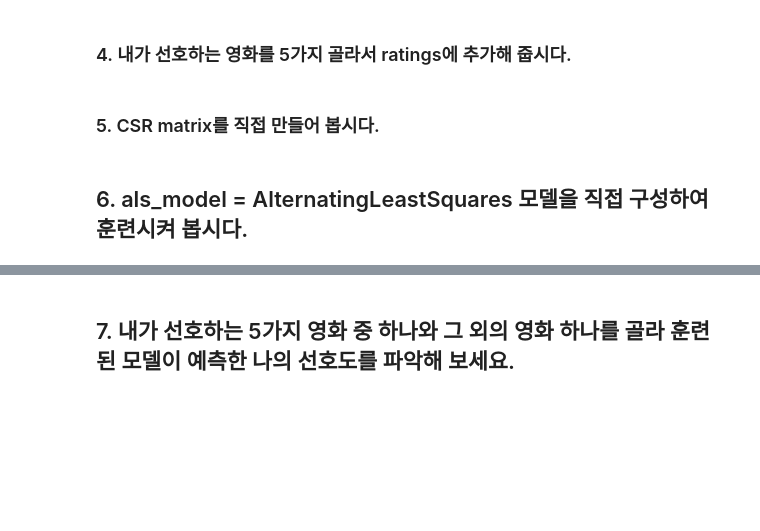
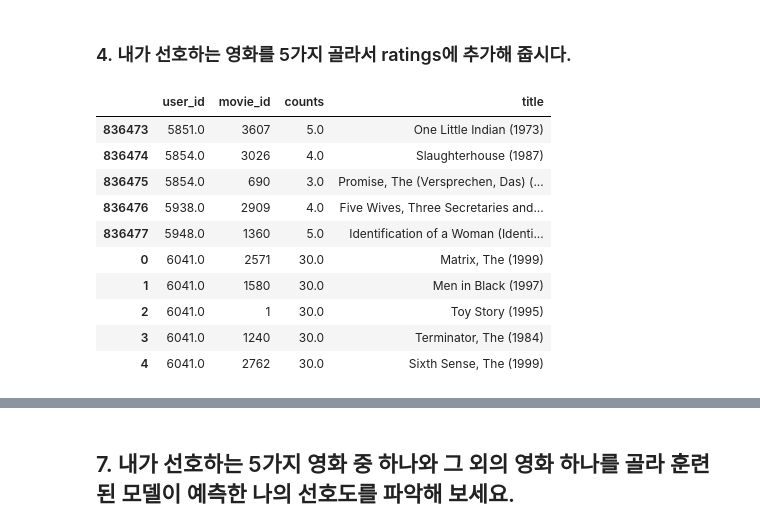
Before and after one commit to jx-dohwan/Aiffel_Exp_Project, a Jupyter notebook: [Exp_13]Movie_recommendations.ipynb, the cells around one changed output, grey strips where cells are left out. Saved outputs shown, nothing was run; the diff lists cells and outputs as text; code cells hidden in the pictures; blank space fills up the shorter version.

```diff
--- a/[Exp_13]Movie_recommendations.ipynb
+++ b/[Exp_13]Movie_recommendations.ipynb
@@ -206,4 +220,24 @@ if not data.isin({''})
-# %% [markdown]
-### 5. CSR matrix를 직접 만들어 봅시다.
-# %% [markdown]
-## 6. als_model = AlternatingLeastSquares 모델을 직접 구성하여 훈련시켜 봅시다.
+# %%
+# 영화 타이틀, user_id, counts, genre, movie_id필요
+my_favorite = ['Matrix, The (1999)' , 'Men in Black (1997)' ,'Toy Story (1995)' ,'Terminator, The (1984)' ,'Sixth Sense, The (1999)']
+my_movie_id = [2571, 1580, 1, 1240, 2762]
+
+my_playlist = pd.DataFrame({'user_id' : [6041] *5, 'movie_id' : my_movie_id, 'title': my_favorite, 'counts':[30]*5})
+
+
+if not movies_data.isin({'user_id':[6041]})['user_id'].any():  # user_id에 'zimin'이라는 데이터가 없다면
+    movies_data = movies_data.append(my_playlist)                           # 위에 임의로 만든 my_favorite 데이터를 추가해 줍니다.
+
+movies_data.tail(10)    # 잘 추가되었는지 확인해 봅시다'
+# %% [output]
+|  | user_id | movie_id | counts | title |
+| 836473 | 5851.0 | 3607 | 5.0 | One Little Indian (1973) |
+| 836474 | 5854.0 | 3026 | 4.0 | Slaughterhouse (1987) |
+| 836475 | 5854.0 | 690 | 3.0 | Promise, The (Versprechen, Das) (... |
+| 836476 | 5938.0 | 2909 | 4.0 | Five Wives, Three Secretaries and... |
+| 836477 | 5948.0 | 1360 | 5.0 | Identification of a Woman (Identi... |
+| 0 | 6041.0 | 2571 | 30.0 | Matrix, The (1999) |
+| 1 | 6041.0 | 1580 | 30.0 | Men in Black (1997) |
+| 2 | 6041.0 | 1 | 30.0 | Toy Story (1995) |
+| 3 | 6041.0 | 1240 | 30.0 | Terminator, The (1984) |
+| 4 | 6041.0 | 2762 | 30.0 | Sixth Sense, The (1999) |
```
Also changed, not shown: parts of 50 cells of this notebook.
